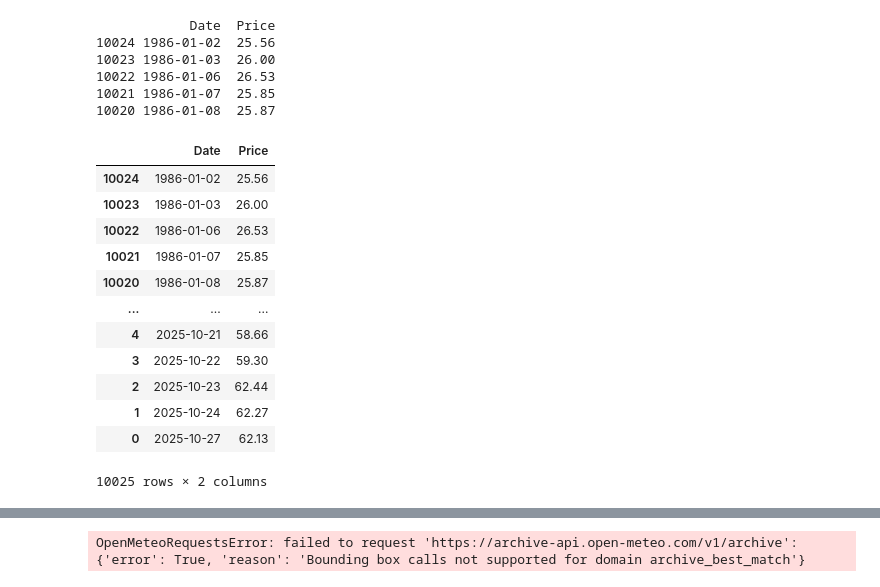
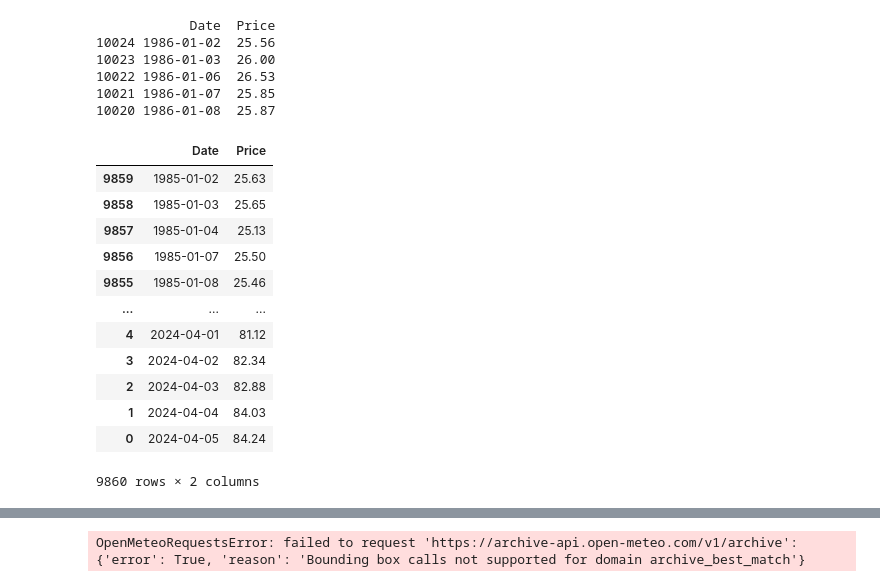
Before and after one commit to ehersch/CS238_Project, a Jupyter notebook: CS238_oil_exploration.ipynb, the cells around one changed output, grey strips where cells are left out. Cells and saved outputs as stored; diff of their text form; code cells hidden in the pictures.

Commit message:
Processed data

```diff
--- a/CS238_oil_exploration.ipynb
+++ b/CS238_oil_exploration.ipynb
@@ -62,22 +62,26 @@ def sort_csv(path):
 
   # Save back to CSV
   df_sorted.to_csv(path, index=False)
+  return df_sorted
-# %%
-df_sorted
-# %% [output]
-|  | Date | Price |
-| 10024 | 1986-01-02 | 25.56 |
-| 10023 | 1986-01-03 | 26.00 |
-| 10022 | 1986-01-06 | 26.53 |
-| 10021 | 1986-01-07 | 25.85 |
-| 10020 | 1986-01-08 | 25.87 |
-| ... | ... | ... |
-| 4 | 2025-10-21 | 58.66 |
-| 3 | 2025-10-22 | 59.30 |
-| 2 | 2025-10-23 | 62.44 |
-| 1 | 2025-10-24 | 62.27 |
-| 0 | 2025-10-27 | 62.13 |
-10025 rows × 2 columns
+# %%
+#sort_csv("data/oil_data/NYMEX_futures/Cushing_OK_Crude_Oil_Future_Contract_1.csv")
+sort_csv("data/oil_data/NYMEX_futures/Cushing_OK_Crude_Oil_Future_Contract_2.csv")
+sort_csv("data/oil_data/NYMEX_futures/Cushing_OK_Crude_Oil_Future_Contract_3.csv")
+sort_csv("data/oil_data/NYMEX_futures/Cushing_OK_Crude_Oil_Future_Contract_4.csv")
+# %% [output]
+|  | Date | Price |
+| 9859 | 1985-01-02 | 25.63 |
+| 9858 | 1985-01-03 | 25.65 |
+| 9857 | 1985-01-04 | 25.13 |
+| 9856 | 1985-01-07 | 25.50 |
+| 9855 | 1985-01-08 | 25.46 |
+| ... | ... | ... |
+| 4 | 2024-04-01 | 81.12 |
+| 3 | 2024-04-02 | 82.34 |
+| 2 | 2024-04-03 | 82.88 |
+| 1 | 2024-04-04 | 84.03 |
+| 0 | 2024-04-05 | 84.24 |
+9860 rows × 2 columns
 # %%
 %pip install openmeteo-requests
 %pip install requests_cache
```
Also changed, not shown: 22 other files.
